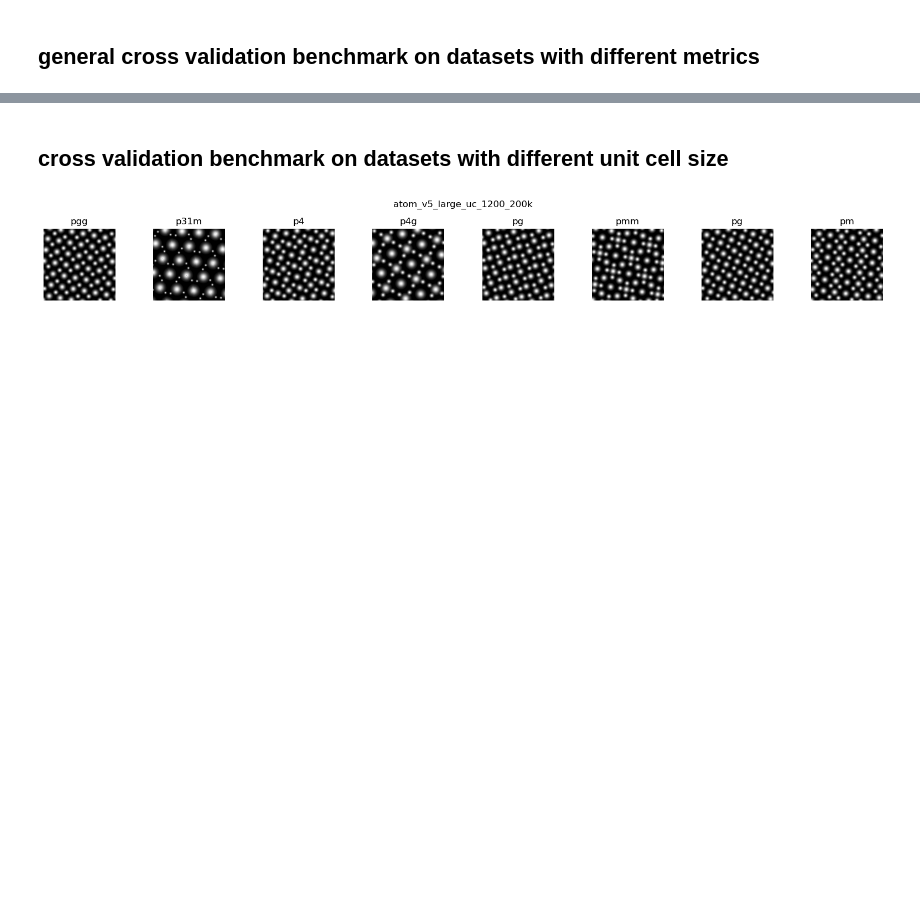
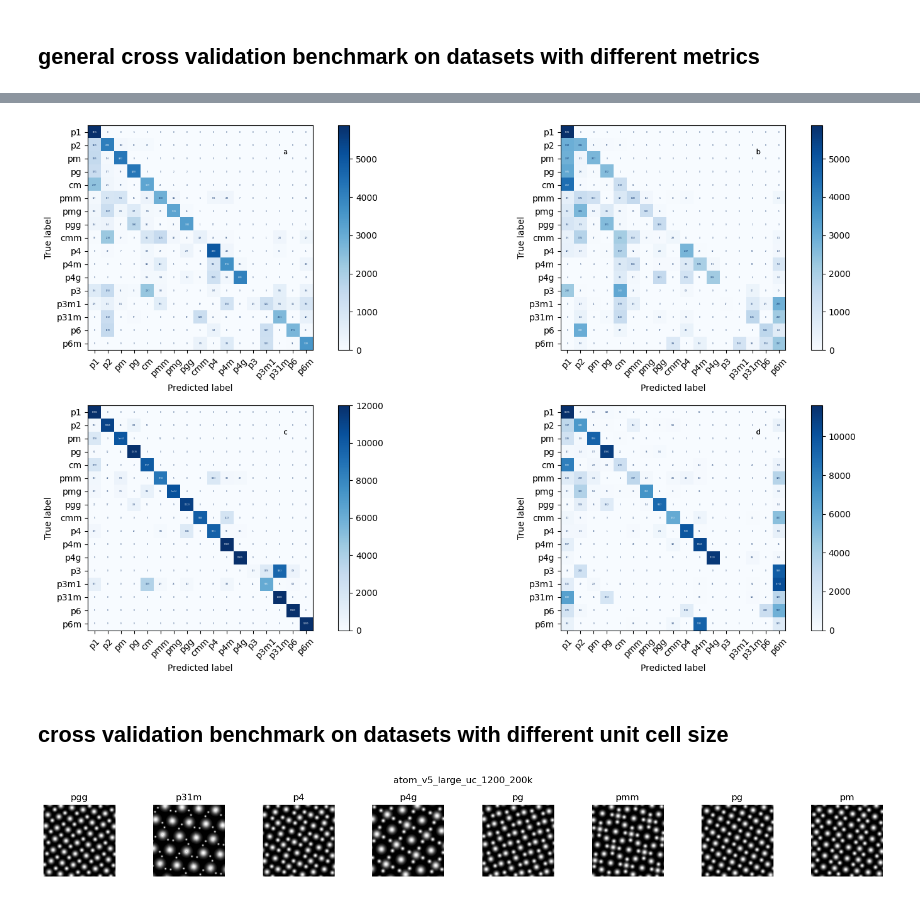
Before and after one commit to yig319/Understanding-Experimental-Images-by-Identifying-Symmetries-with-Deep-Learning, a Jupyter notebook: notebooks/Dataset_Benchmark/dataset_benchmark-resnet50.ipynb, the cells around one changed output, grey strips where cells are left out. Drawn from its saved outputs; the diff is of its cells as text; code cells hidden in the pictures; blank space fills up the shorter version.

```diff
--- a/notebooks/Dataset_Benchmark/dataset_benchmark-resnet50.ipynb
+++ b/notebooks/Dataset_Benchmark/dataset_benchmark-resnet50.ipynb
@@ -76,9 +119,9 @@ for k in keywords:
 # %%
 files = glob.glob(f'../../saved_results/Dataset_benchmark/resnet50-*_cm.npy')[:4]
-keywords = ['imagenet_v4', 'atom_v4_100k', 'noise_v4_100k', 'atom_v5_large_uc_200k', 'atom_v5_small_uc_200k', 'atom_v5_noise_n5_200k', 'atom_v5_unrot_200k']
-
-show_cm(files, keywords, summary=True, title_head=None, cm_style='simple', fig_style='printing', font_size=2,
-        file_path='../../figures/Dataset_benchmark/ResNet50_cm_datasets_summary')
+keywords = ['atom_v4_100k', 'noise_v4_100k', 'atom_v5_noise_n5_200k', 'atom_v5_unrot_960_200k']
+show_cm(files, keywords, summary=True, title_head=None, cm_style='simple', fig_style='printing', font_size=2)
+# %% [output]
+[figure, added]
 # %% [markdown]
 ## cross validation benchmark on datasets with different unit cell size
 # %%
```
Also changed, not shown: parts of 4 cells of this notebook, 5 other files.
